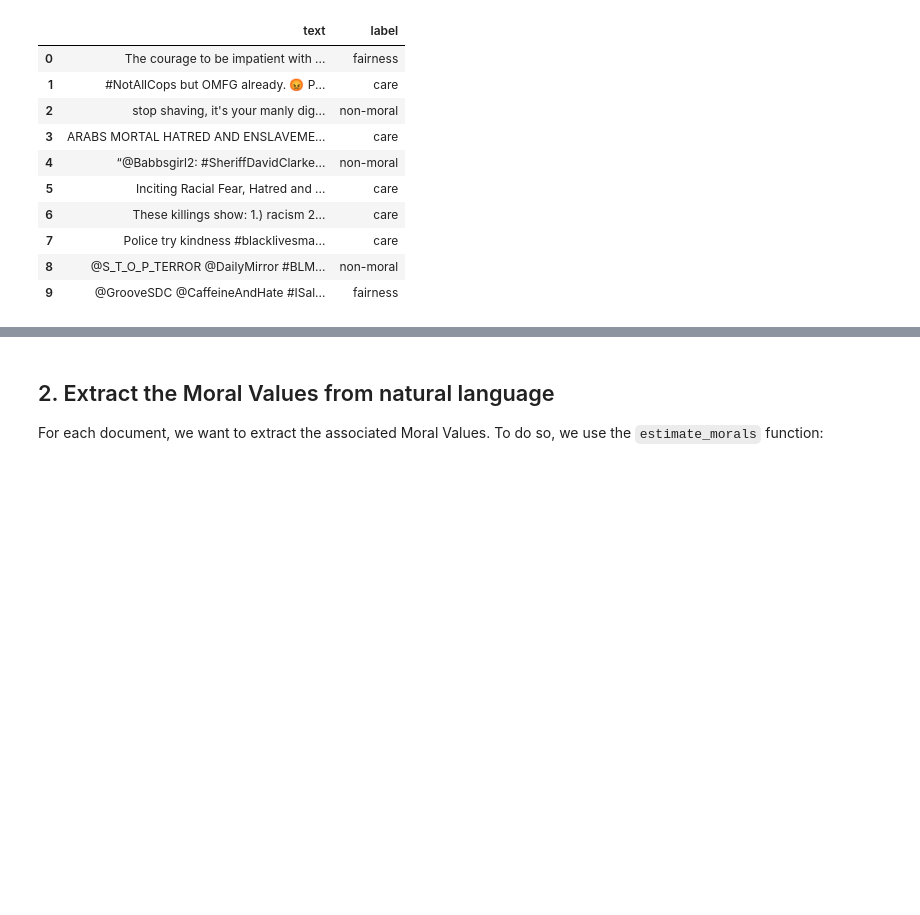
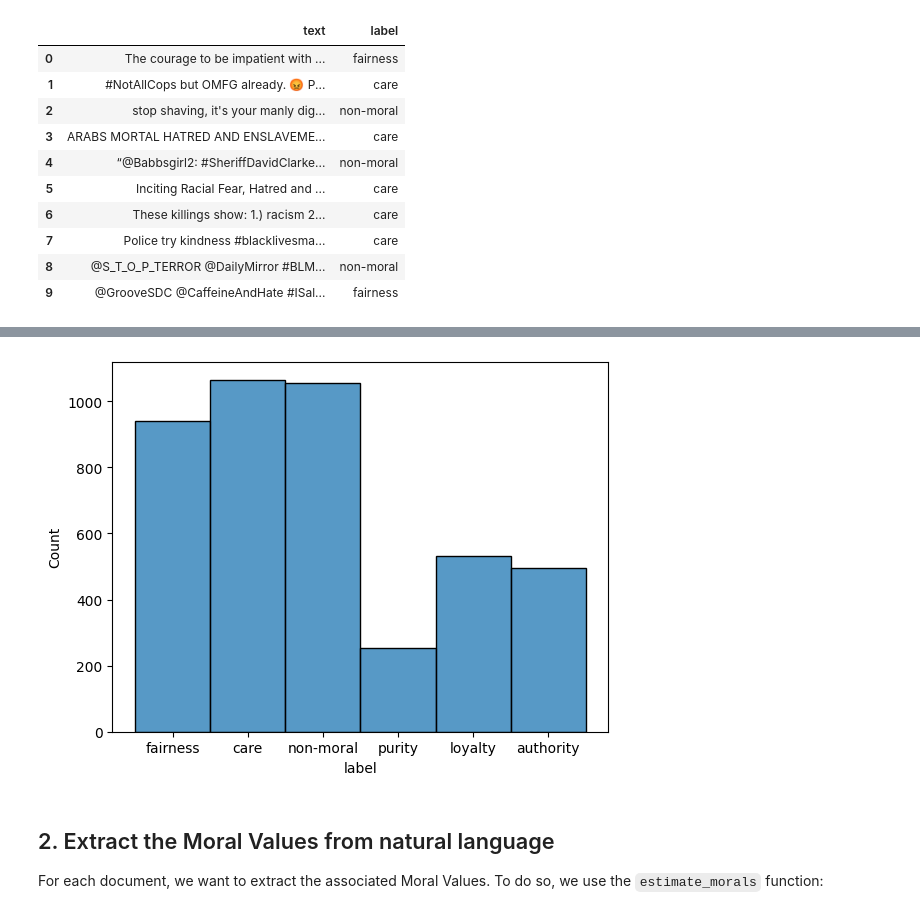
Before and after one commit to oaraque/human-values-tutorial-ic2s2-2023, a Jupyter notebook: MoralValues/Moral-Value-Estimation.ipynb, the cells around one changed output, grey strips where cells are left out. Cells and saved outputs as stored; diff of their text form; code cells hidden in the pictures; blank space fills up the shorter version.

```diff
--- a/MoralValues/Moral-Value-Estimation.ipynb
+++ b/MoralValues/Moral-Value-Estimation.ipynb
@@ -53,3 +68,8 @@ df.head(10)
+# %%
+sns.histplot(df["label"])
+plt.show()
+# %% [output]
+[figure, added]
 # %% [markdown]
 ## 2. Extract the Moral Values from natural language
 
```
Also changed, not shown: parts of 2 cells of this notebook.
